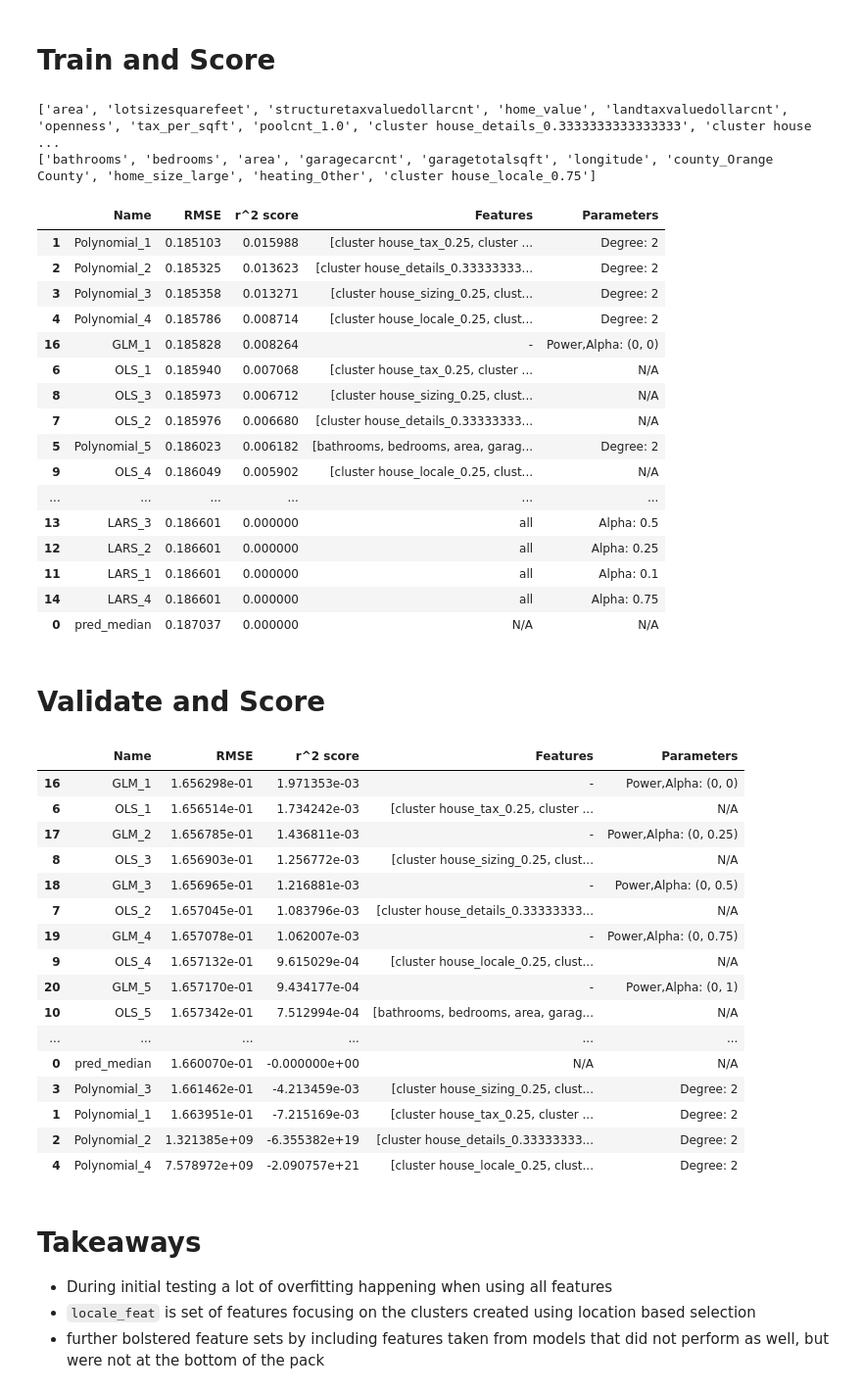
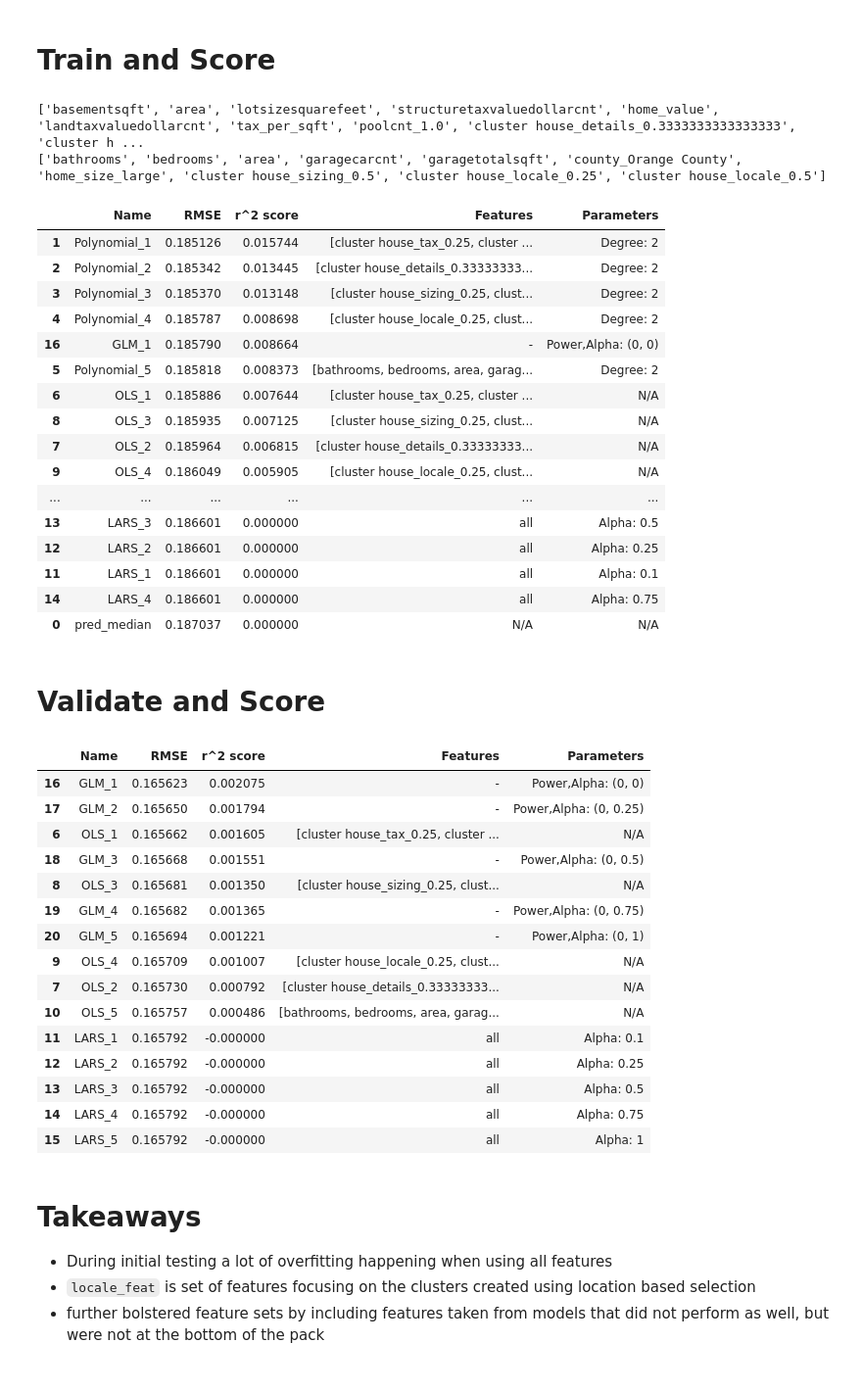
Before and after one commit to Shorter-Shenck/Zillow_Cluster_Regression, a Jupyter notebook: model.ipynb, the cells around one changed output. Shown at 98% size. Saved outputs shown, nothing was run; the diff lists cells and outputs as text; code cells hidden in the pictures.

```diff
--- a/model.ipynb
+++ b/model.ipynb
@@ -61,11 +62,11 @@ def modeling_prep (train, train_scaled, validate, validate_scaled, test, test_sc
       X_train, y_train, X_val, y_val, X_test, y_test: dataframes containing appropriate subsets of data
    """
    # create X,y for train, validate and test subsets
-   X_train = train_scaled.drop(columns=['logerror','logerror_bin'])
+   X_train = train_scaled.drop(columns=['logerror'])
    y_train = train.logerror
-   X_val = validate_scaled.drop(columns=['logerror', 'logerror_bin'])
+   X_val = validate_scaled.drop(columns=['logerror'])
    y_val = validate.logerror
-   X_test = test_scaled.drop(columns=['logerror', 'logerror_bin'])
+   X_test = test_scaled.drop(columns=['logerror'])
    y_test = test.logerror
 
    #shift y subsets into a data frame
@@ -493,22 +494,22 @@ def score_on_train(X_train, y_train):
 # %%
 train_scores = score_on_train(X_train, y_train)
 # %% [output]
-['area', 'lotsizesquarefeet', 'structuretaxvaluedollarcnt', 'home_value', 'landtaxvaluedollarcnt', 'openness', 'tax_per_sqft', 'poolcnt_1.0', 'cluster house_details_0.3333333333333333', 'cluster house ...
-['bathrooms', 'bedrooms', 'area', 'garagecarcnt', 'garagetotalsqft', 'longitude', 'county_Orange County', 'home_size_large', 'heating_Other', 'cluster house_locale_0.75']
+['basementsqft', 'area', 'lotsizesquarefeet', 'structuretaxvaluedollarcnt', 'home_value', 'landtaxvaluedollarcnt', 'tax_per_sqft', 'poolcnt_1.0', 'cluster house_details_0.3333333333333333', 'cluster h ...
+['bathrooms', 'bedrooms', 'area', 'garagecarcnt', 'garagetotalsqft', 'county_Orange County', 'home_size_large', 'cluster house_sizing_0.5', 'cluster house_locale_0.25', 'cluster house_locale_0.5']
 # %%
 train_scores.sort_values(by='RMSE')
 # %% [output]
 |  | Name | RMSE | r^2 score | Features | Parameters |
-| 1 | Polynomial_1 | 0.185103 | 0.015988 | [cluster house_tax_0.25, cluster ... | Degree: 2 |
-| 2 | Polynomial_2 | 0.185325 | 0.013623 | [cluster house_details_0.33333333... | Degree: 2 |
-| 3 | Polynomial_3 | 0.185358 | 0.013271 | [cluster house_sizing_0.25, clust... | Degree: 2 |
-| 4 | Polynomial_4 | 0.185786 | 0.008714 | [cluster house_locale_0.25, clust... | Degree: 2 |
-| 16 | GLM_1 | 0.185828 | 0.008264 | - | Power,Alpha: (0, 0) |
-| 6 | OLS_1 | 0.185940 | 0.007068 | [cluster house_tax_0.25, cluster ... | N/A |
-| 8 | OLS_3 | 0.185973 | 0.006712 | [cluster house_sizing_0.25, clust... | N/A |
-| 7 | OLS_2 | 0.185976 | 0.006680 | [cluster house_details_0.33333333... | N/A |
-| 5 | Polynomial_5 | 0.186023 | 0.006182 | [bathrooms, bedrooms, area, garag... | Degree: 2 |
-| 9 | OLS_4 | 0.186049 | 0.005902 | [cluster house_locale_0.25, clust... | N/A |
+| 1 | Polynomial_1 | 0.185126 | 0.015744 | [cluster house_tax_0.25, cluster ... | Degree: 2 |
+| 2 | Polynomial_2 | 0.185342 | 0.013445 | [cluster house_details_0.33333333... | Degree: 2 |
+| 3 | Polynomial_3 | 0.185370 | 0.013148 | [cluster house_sizing_0.25, clust... | Degree: 2 |
+| 4 | Polynomial_4 | 0.185787 | 0.008698 | [cluster house_locale_0.25, clust... | Degree: 2 |
+| 16 | GLM_1 | 0.185790 | 0.008664 | - | Power,Alpha: (0, 0) |
+| 5 | Polynomial_5 | 0.185818 | 0.008373 | [bathrooms, bedrooms, area, garag... | Degree: 2 |
+| 6 | OLS_1 | 0.185886 | 0.007644 | [cluster house_tax_0.25, cluster ... | N/A |
+| 8 | OLS_3 | 0.185935 | 0.007125 | [cluster house_sizing_0.25, clust... | N/A |
+| 7 | OLS_2 | 0.185964 | 0.006815 | [cluster house_details_0.33333333... | N/A |
+| 9 | OLS_4 | 0.186049 | 0.005905 | [cluster house_locale_0.25, clust... | N/A |
 | ... | ... | ... | ... | ... | ... |
 | 13 | LARS_3 | 0.186601 | 0.000000 | all | Alpha: 0.5 |
 | 12 | LARS_2 | 0.186601 | 0.000000 | all | Alpha: 0.25 |
@@ -579,25 +580,24 @@ def score_on_validate(train_scores, X_val, y_val, X_train, y_train):
 # %%
 validate_scores, y_val = score_on_validate(train_scores, X_val, y_val, X_train, y_train)
 # %%
-round(validate_scores.sort_values(by='RMSE'), 10)
+round(validate_scores.sort_values(by='RMSE'), 10).head(15)
 # %% [output]
 |  | Name | RMSE | r^2 score | Features | Parameters |
-| 16 | GLM_1 | 1.656298e-01 | 1.971353e-03 | - | Power,Alpha: (0, 0) |
-| 6 | OLS_1 | 1.656514e-01 | 1.734242e-03 | [cluster house_tax_0.25, cluster ... | N/A |
-| 17 | GLM_2 | 1.656785e-01 | 1.436811e-03 | - | Power,Alpha: (0, 0.25) |
-| 8 | OLS_3 | 1.656903e-01 | 1.256772e-03 | [cluster house_sizing_0.25, clust... | N/A |
-| 18 | GLM_3 | 1.656965e-01 | 1.216881e-03 | - | Power,Alpha: (0, 0.5) |
-| 7 | OLS_2 | 1.657045e-01 | 1.083796e-03 | [cluster house_details_0.33333333... | N/A |
-| 19 | GLM_4 | 1.657078e-01 | 1.062007e-03 | - | Power,Alpha: (0, 0.75) |
-| 9 | OLS_4 | 1.657132e-01 | 9.615029e-04 | [cluster house_locale_0.25, clust... | N/A |
-| 20 | GLM_5 | 1.657170e-01 | 9.434177e-04 | - | Power,Alpha: (0, 1) |
-| 10 | OLS_5 | 1.657342e-01 | 7.512994e-04 | [bathrooms, bedrooms, area, garag... | N/A |
-| ... | ... | ... | ... | ... | ... |
-| 0 | pred_median | 1.660070e-01 | -0.000000e+00 | N/A | N/A |
-| 3 | Polynomial_3 | 1.661462e-01 | -4.213459e-03 | [cluster house_sizing_0.25, clust... | Degree: 2 |
-| 1 | Polynomial_1 | 1.663951e-01 | -7.215169e-03 | [cluster house_tax_0.25, cluster ... | Degree: 2 |
-| 2 | Polynomial_2 | 1.321385e+09 | -6.355382e+19 | [cluster house_details_0.33333333... | Degree: 2 |
-| 4 | Polynomial_4 | 7.578972e+09 | -2.090757e+21 | [cluster house_locale_0.25, clust... | Degree: 2 |
+| 16 | GLM_1 | 0.165623 | 0.002075 | - | Power,Alpha: (0, 0) |
+| 17 | GLM_2 | 0.165650 | 0.001794 | - | Power,Alpha: (0, 0.25) |
+| 6 | OLS_1 | 0.165662 | 0.001605 | [cluster house_tax_0.25, cluster ... | N/A |
+| 18 | GLM_3 | 0.165668 | 0.001551 | - | Power,Alpha: (0, 0.5) |
+| 8 | OLS_3 | 0.165681 | 0.001350 | [cluster house_sizing_0.25, clust... | N/A |
+| 19 | GLM_4 | 0.165682 | 0.001365 | - | Power,Alpha: (0, 0.75) |
+| 20 | GLM_5 | 0.165694 | 0.001221 | - | Power,Alpha: (0, 1) |
+| 9 | OLS_4 | 0.165709 | 0.001007 | [cluster house_locale_0.25, clust... | N/A |
+| 7 | OLS_2 | 0.165730 | 0.000792 | [cluster house_details_0.33333333... | N/A |
+| 10 | OLS_5 | 0.165757 | 0.000486 | [bathrooms, bedrooms, area, garag... | N/A |
+| 11 | LARS_1 | 0.165792 | -0.000000 | all | Alpha: 0.1 |
+| 12 | LARS_2 | 0.165792 | -0.000000 | all | Alpha: 0.25 |
+| 13 | LARS_3 | 0.165792 | -0.000000 | all | Alpha: 0.5 |
+| 14 | LARS_4 | 0.165792 | -0.000000 | all | Alpha: 0.75 |
+| 15 | LARS_5 | 0.165792 | -0.000000 | all | Alpha: 1 |
 # %% [markdown]
 # Takeaways
 * During initial testing a lot of overfitting happening when using all features
```
Also changed, not shown: parts of 10 cells of this notebook, 2 other files.
